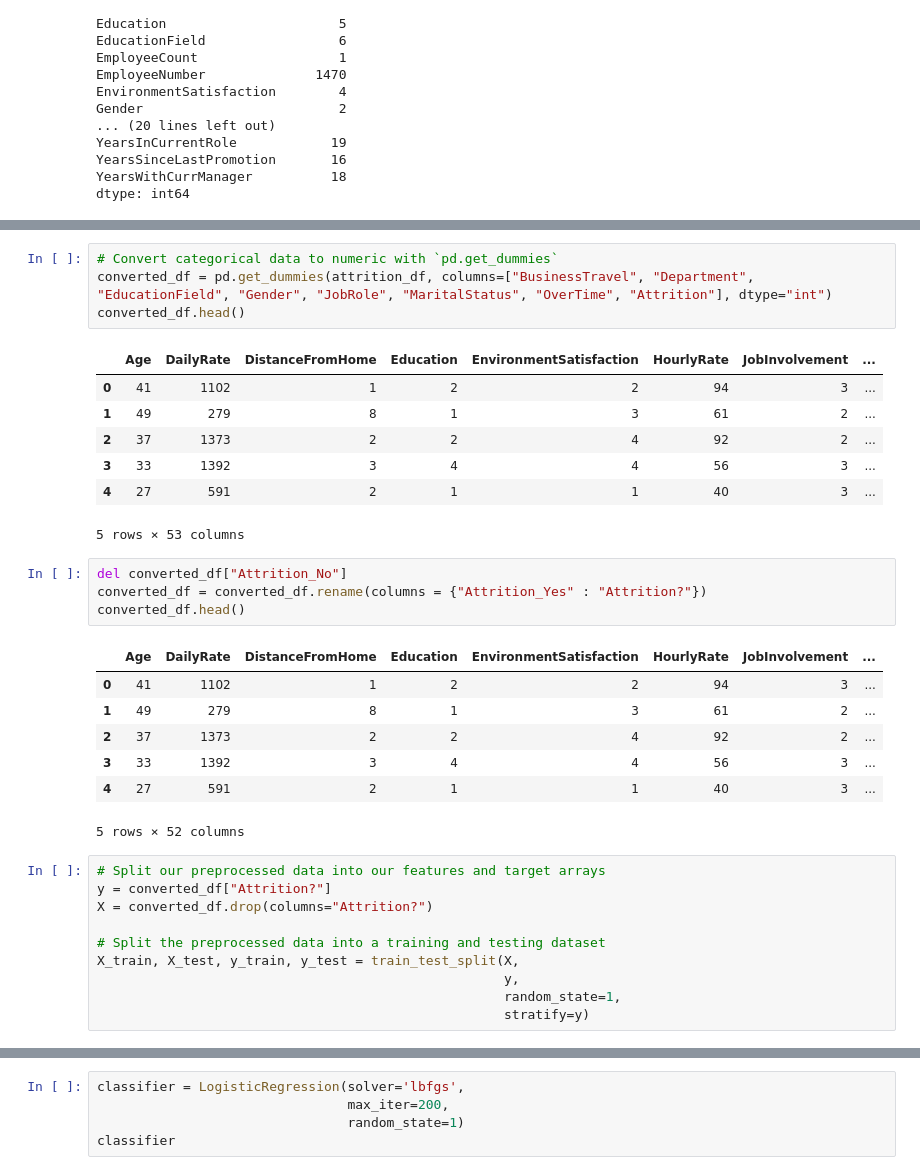
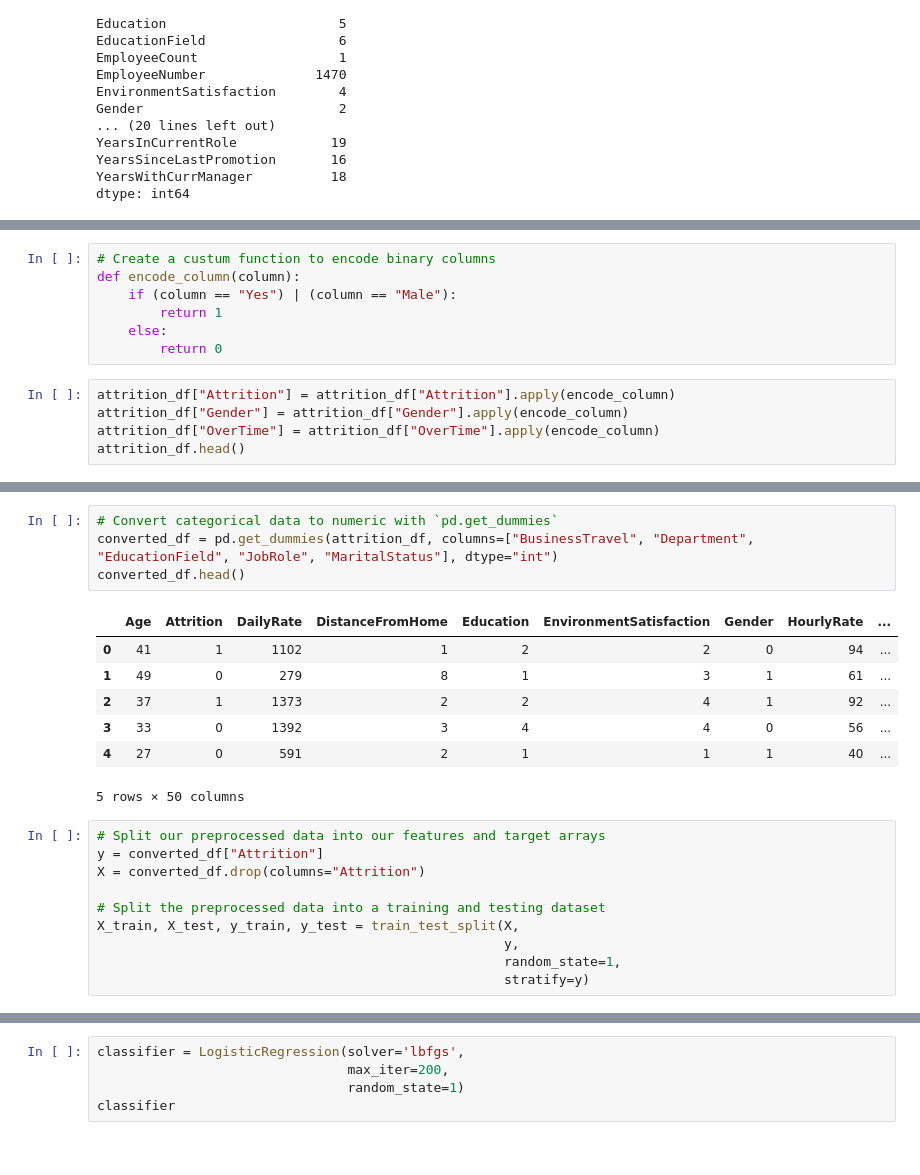
Before and after one commit to ddaniel2024/Project-4, a Jupyter notebook: attrition_analysis - import CSV.ipynb, the cells around one changed output, grey strips where cells are left out. Drawn from its saved outputs; the diff is of its cells as text.

Commit message:
custom function to encode binary columns

```diff
--- a/attrition_analysis - import CSV.ipynb
+++ b/attrition_analysis - import CSV.ipynb
@@ -57,3 +56,15 @@ attrition_df.head()
 | 3 | 33 | No | Travel_Frequently | 1392 | Research & Development | 3 | 4 | ... |
 | 4 | 27 | No | Travel_Rarely | 591 | Research & Development | 2 | 1 | ... |
 5 rows × 31 columns
+# %%
+# Create a custum function to encode binary columns
+def encode_column(column):
+    if (column == "Yes") | (column == "Male"):
+        return 1
+    else:
+        return 0
+# %%
+attrition_df["Attrition"] = attrition_df["Attrition"].apply(encode_column)
+attrition_df["Gender"] = attrition_df["Gender"].apply(encode_column)
+attrition_df["OverTime"] = attrition_df["OverTime"].apply(encode_column)
+attrition_df.head()
@@ -60,31 +79,19 @@ attrition_df.head()
 # %%
 # Convert categorical data to numeric with `pd.get_dummies`
-converted_df = pd.get_dummies(attrition_df, columns=["BusinessTravel", "Department", "EducationField", "Gender", "JobRole", "MaritalStatus", "OverTime", "Attrition"], dtype="int")
+converted_df = pd.get_dummies(attrition_df, columns=["BusinessTravel", "Department", "EducationField", "JobRole", "MaritalStatus"], dtype="int")
 converted_df.head()
 # %% [output]
-|  | Age | DailyRate | DistanceFromHome | Education | EnvironmentSatisfaction | HourlyRate | JobInvolvement | ... |
-| 0 | 41 | 1102 | 1 | 2 | 2 | 94 | 3 | ... |
-| 1 | 49 | 279 | 8 | 1 | 3 | 61 | 2 | ... |
-| 2 | 37 | 1373 | 2 | 2 | 4 | 92 | 2 | ... |
-| 3 | 33 | 1392 | 3 | 4 | 4 | 56 | 3 | ... |
-| 4 | 27 | 591 | 2 | 1 | 1 | 40 | 3 | ... |
+|  | Age | Attrition | DailyRate | DistanceFromHome | Education | EnvironmentSatisfaction | Gender | HourlyRate | ... |
+| 0 | 41 | 1 | 1102 | 1 | 2 | 2 | 0 | 94 | ... |
+| 1 | 49 | 0 | 279 | 8 | 1 | 3 | 1 | 61 | ... |
+| 2 | 37 | 1 | 1373 | 2 | 2 | 4 | 1 | 92 | ... |
+| 3 | 33 | 0 | 1392 | 3 | 4 | 4 | 0 | 56 | ... |
+| 4 | 27 | 0 | 591 | 2 | 1 | 1 | 1 | 40 | ... |
-5 rows × 53 columns
+5 rows × 50 columns
-# %%
-del converted_df["Attrition_No"]
-converted_df = converted_df.rename(columns = {"Attrition_Yes" : "Attrition?"})
-converted_df.head()
-# %% [output]
-|  | Age | DailyRate | DistanceFromHome | Education | EnvironmentSatisfaction | HourlyRate | JobInvolvement | ... |
-| 0 | 41 | 1102 | 1 | 2 | 2 | 94 | 3 | ... |
-| 1 | 49 | 279 | 8 | 1 | 3 | 61 | 2 | ... |
-| 2 | 37 | 1373 | 2 | 2 | 4 | 92 | 2 | ... |
-| 3 | 33 | 1392 | 3 | 4 | 4 | 56 | 3 | ... |
-| 4 | 27 | 591 | 2 | 1 | 1 | 40 | 3 | ... |
-5 rows × 52 columns
 # %%
 # Split our preprocessed data into our features and target arrays
-y = converted_df["Attrition?"]
-X = converted_df.drop(columns="Attrition?")
+y = converted_df["Attrition"]
+X = converted_df.drop(columns="Attrition")
 
 # Split the preprocessed data into a training and testing dataset
 X_train, X_test, y_train, y_test = train_test_split(X,
```
Also changed, not shown: parts of 8 cells of this notebook.
